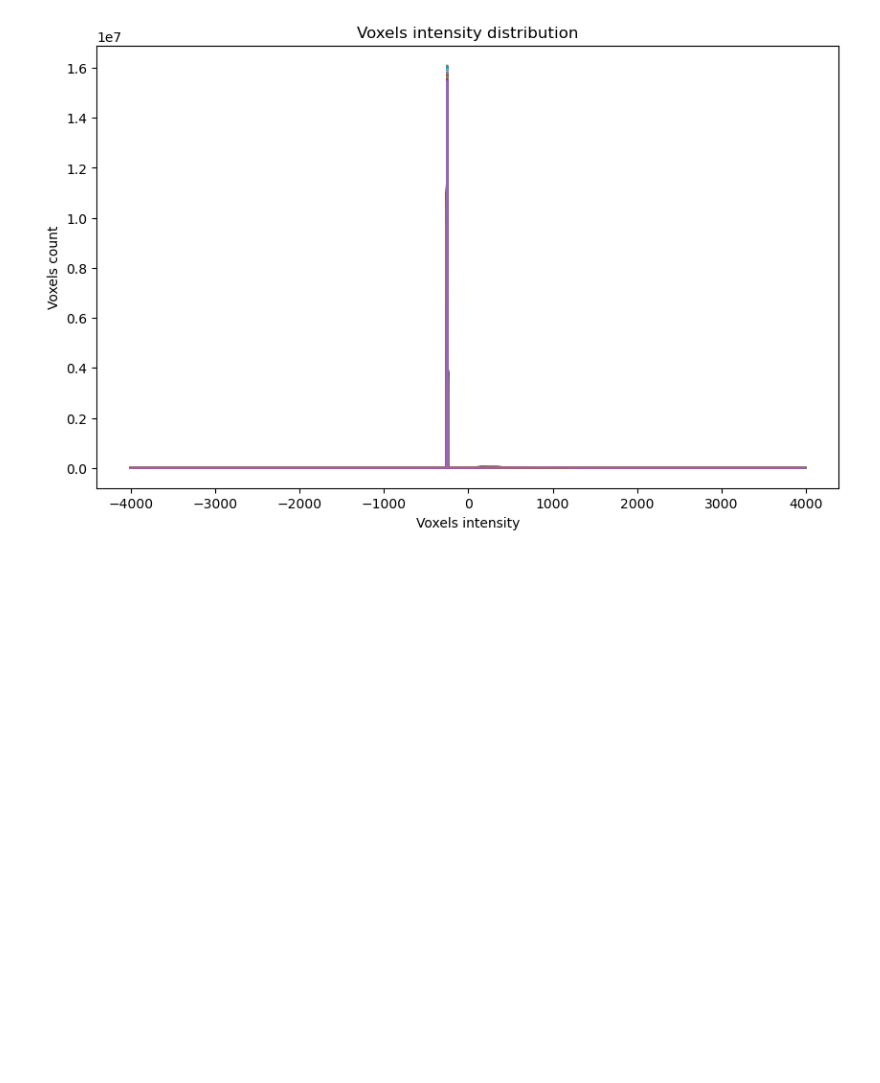
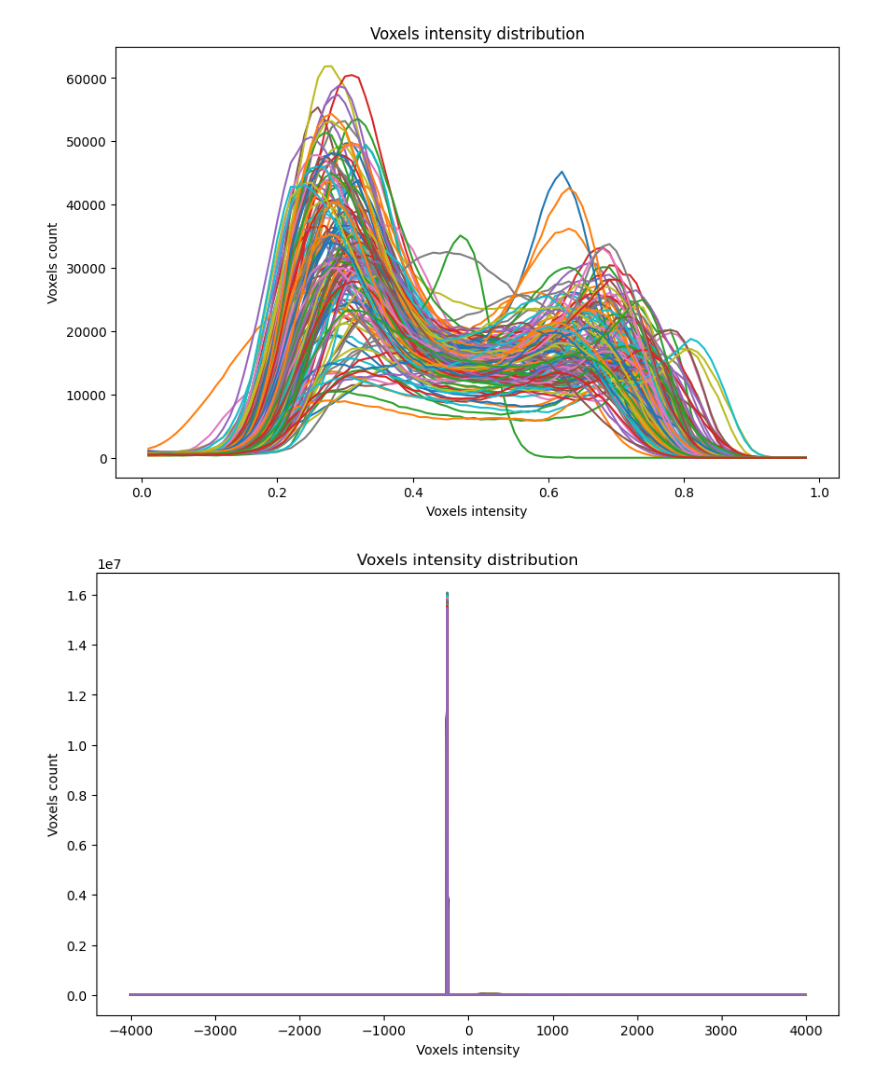
Before and after one commit to KananatSSN/Project_TMJOA, a Jupyter notebook: Check/analyze_voxel_intensity_distribution_analysis.ipynb, the cells around one changed output. Cells and saved outputs as stored; diff of their text form; code cells hidden in the pictures; blank space fills up the shorter version.

```diff
--- a/Check/analyze_voxel_intensity_distribution_analysis.ipynb
+++ b/Check/analyze_voxel_intensity_distribution_analysis.ipynb
@@ -59,3 +119,23 @@ plot_columns_of_dataframe(cut_df, x_coords, mode='log')
+# %%
+#read csv
+csv_path = r"C:\Users\acer\Desktop\Project_TMJOA\Data\Open access data\Baseline_preprocessed\Done\volxel_intensity.csv"
+csv_df = read_csv_as_dataframe(csv_path)
+
+minimum = 0.01
+maximum = 1
+
+row_min = int((minimum)/0.01)
+row_max = int((maximum)/0.01)
+
+x_coords_min = minimum
+x_coords_max = maximum-0.01
+
+cut_df = csv_df.iloc[row_min:row_max, :]
+x_coords = np.arange(x_coords_min, x_coords_max, 0.01)
+
+plot_columns_of_dataframe(cut_df, x_coords, mode='normal')
+# %% [output]
+[figure, added]
 # %%
 import numpy as np
 
```
Also changed, not shown: parts of 5 cells of this notebook, 10 other files.
